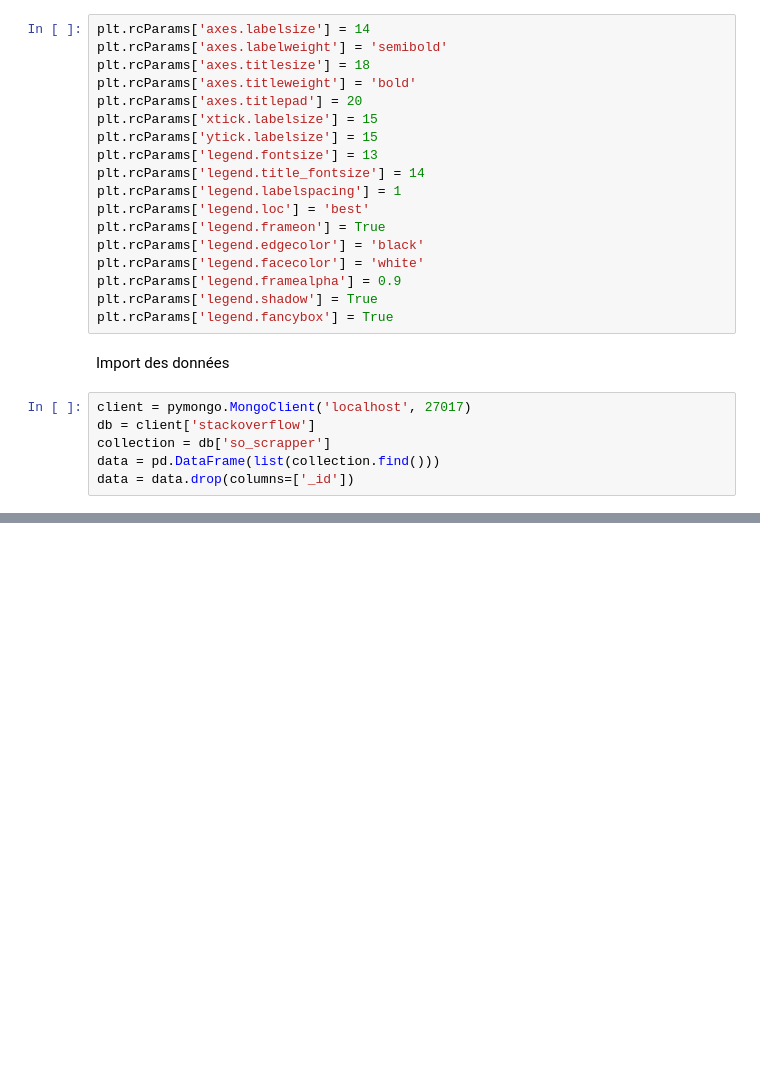
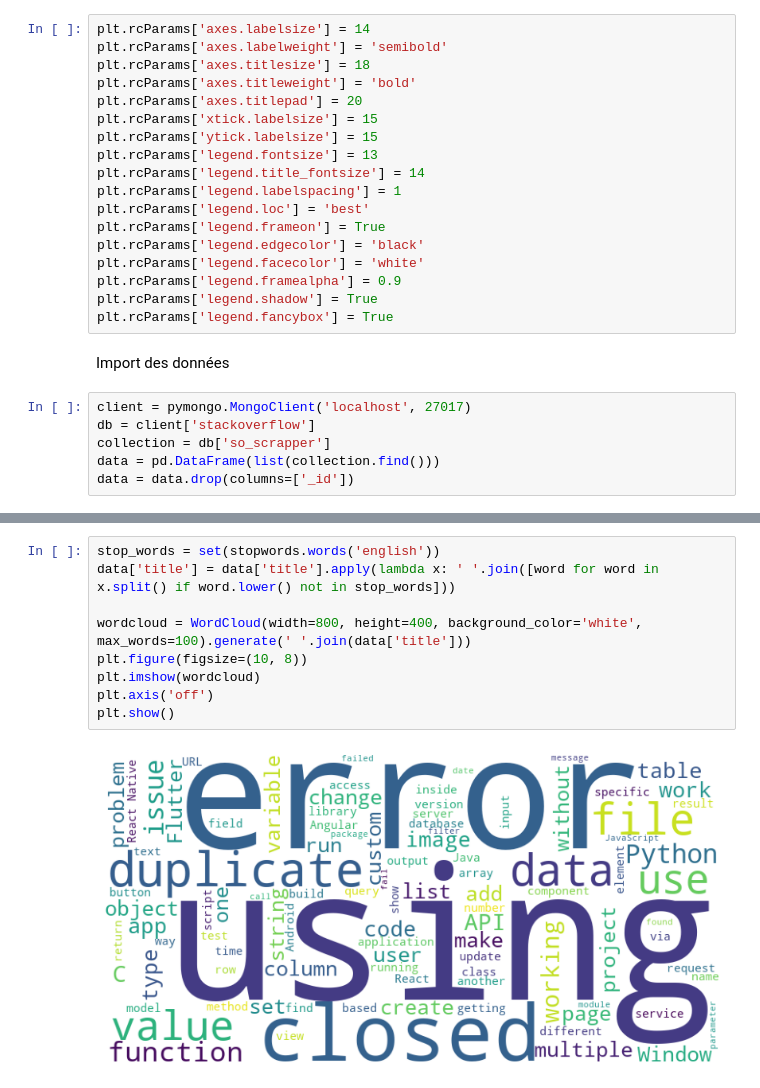
Before and after one commit to matthieu-geley/so-scrapper, a Jupyter notebook: EDA.ipynb, the cells around one changed output, grey strips where cells are left out. Drawn from its saved outputs; the diff is of its cells as text; blank space fills up the shorter version.

```diff
--- a/EDA.ipynb
+++ b/EDA.ipynb
@@ -92,0 +167,11 @@ memory usage: 2.1+ MB
+# %%
+stop_words = set(stopwords.words('english'))
+data['title'] = data['title'].apply(lambda x: ' '.join([word for word in x.split() if word.lower() not in stop_words]))
+
+wordcloud = WordCloud(width=800, height=400, background_color='white', max_words=100).generate(' '.join(data['title']))
+plt.figure(figsize=(10, 8))
+plt.imshow(wordcloud)
+plt.axis('off')
+plt.show()
+# %% [output]
+[figure, added]
```
Also changed, not shown: parts of 9 cells of this notebook, 9 other files.
